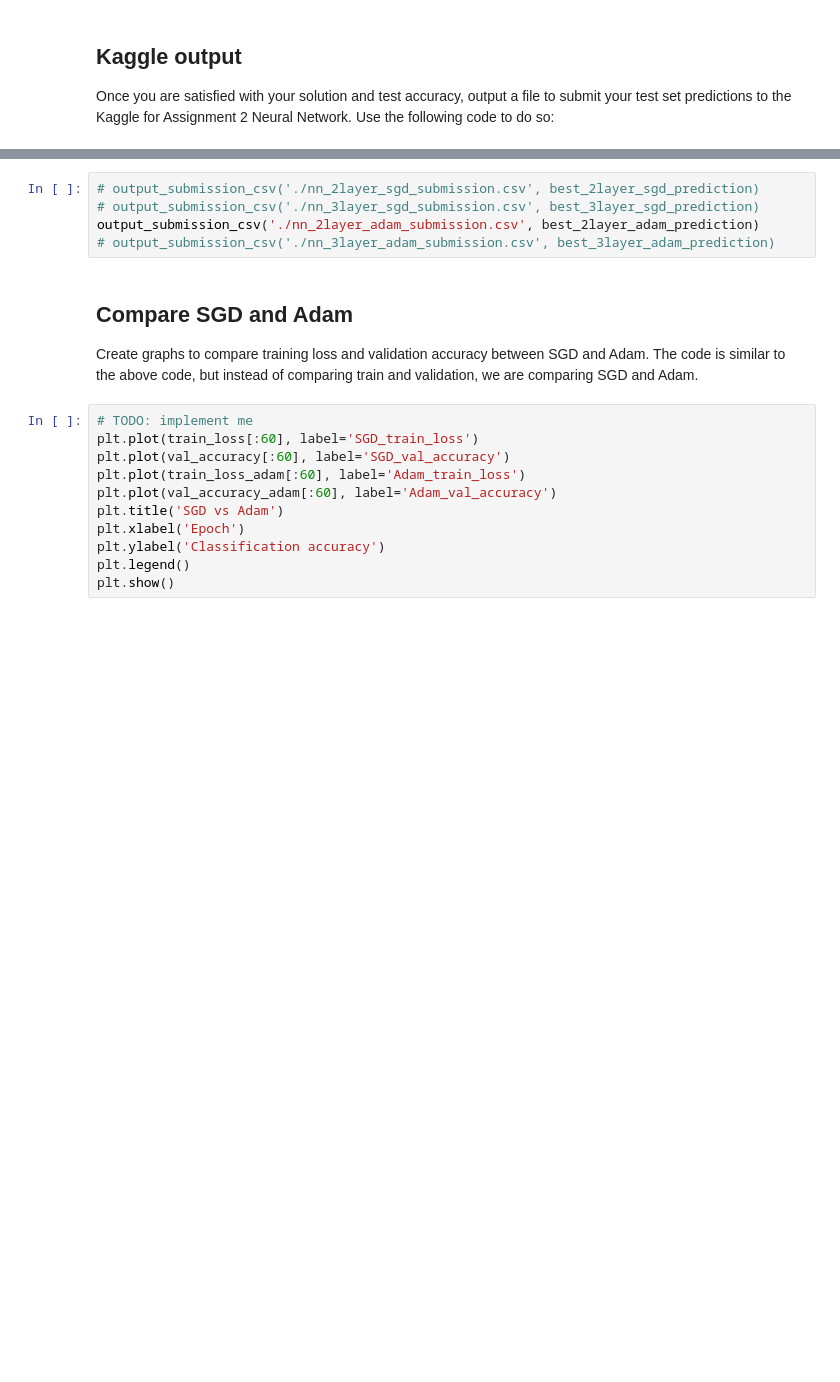
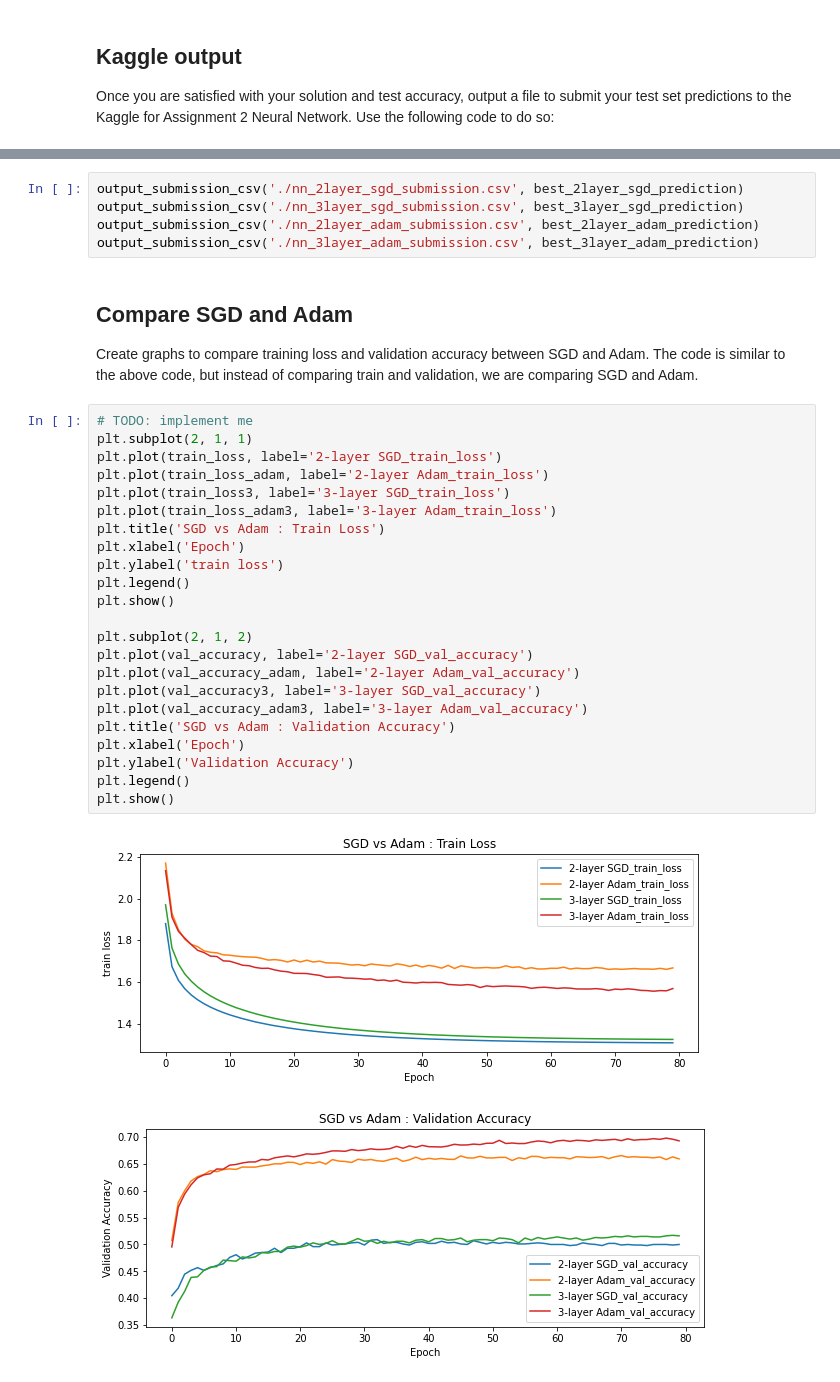
Before and after one commit to ry323/CS498dl-mp2, a Jupyter notebook: neural_network.ipynb, the cells around one changed output, grey strips where cells are left out. Saved outputs shown, nothing was run; the diff lists cells and outputs as text; blank space fills up the shorter version.

```diff
--- a/neural_network.ipynb
+++ b/neural_network.ipynb
@@ -493,19 +530,34 @@ Once you are satisfied with your solution and test accuracy, output a file to su
 # %%
-# output_submission_csv('./nn_2layer_sgd_submission.csv', best_2layer_sgd_prediction)
-# output_submission_csv('./nn_3layer_sgd_submission.csv', best_3layer_sgd_prediction)
+output_submission_csv('./nn_2layer_sgd_submission.csv', best_2layer_sgd_prediction)
+output_submission_csv('./nn_3layer_sgd_submission.csv', best_3layer_sgd_prediction)
 output_submission_csv('./nn_2layer_adam_submission.csv', best_2layer_adam_prediction)
-# output_submission_csv('./nn_3layer_adam_submission.csv', best_3layer_adam_prediction)
+output_submission_csv('./nn_3layer_adam_submission.csv', best_3layer_adam_prediction)
 # %% [markdown]
 ## Compare SGD and Adam
 Create graphs to compare training loss and validation accuracy between SGD and Adam. The code is similar to the above code, but instead of comparing train and validation, we are comparing SGD and Adam.
 # %%
 # TODO: implement me
-plt.plot(train_loss[:60], label='SGD_train_loss')
-plt.plot(val_accuracy[:60], label='SGD_val_accuracy')
-plt.plot(train_loss_adam[:60], label='Adam_train_loss')
-plt.plot(val_accuracy_adam[:60], label='Adam_val_accuracy')
-plt.title('SGD vs Adam')
+plt.subplot(2, 1, 1)
+plt.plot(train_loss, label='2-layer SGD_train_loss')
+plt.plot(train_loss_adam, label='2-layer Adam_train_loss')
+plt.plot(train_loss3, label='3-layer SGD_train_loss')
+plt.plot(train_loss_adam3, label='3-layer Adam_train_loss')
+plt.title('SGD vs Adam : Train Loss')
 plt.xlabel('Epoch')
-plt.ylabel('Classification accuracy')
+plt.ylabel('train loss')
 plt.legend()
 plt.show()
+
+plt.subplot(2, 1, 2)
+plt.plot(val_accuracy, label='2-layer SGD_val_accuracy')
+plt.plot(val_accuracy_adam, label='2-layer Adam_val_accuracy')
+plt.plot(val_accuracy3, label='3-layer SGD_val_accuracy')
+plt.plot(val_accuracy_adam3, label='3-layer Adam_val_accuracy')
+plt.title('SGD vs Adam : Validation Accuracy')
+plt.xlabel('Epoch')
+plt.ylabel('Validation Accuracy')
+plt.legend()
+plt.show()
+# %% [output]
+[figure, added]
+[figure, added]
```
Also changed, not shown: parts of 12 cells of this notebook, 7 other files.
